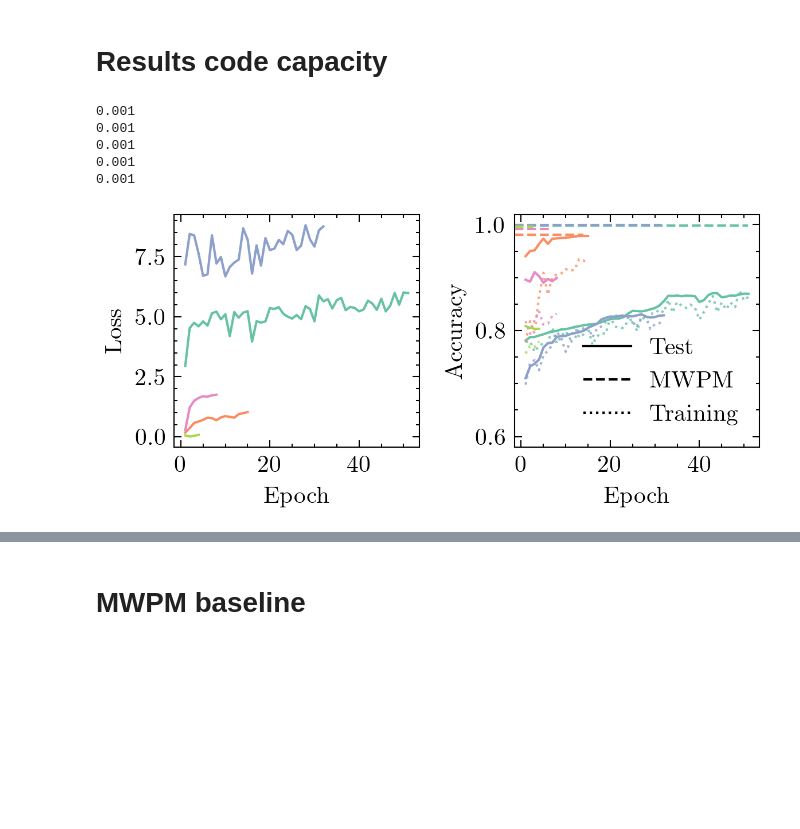
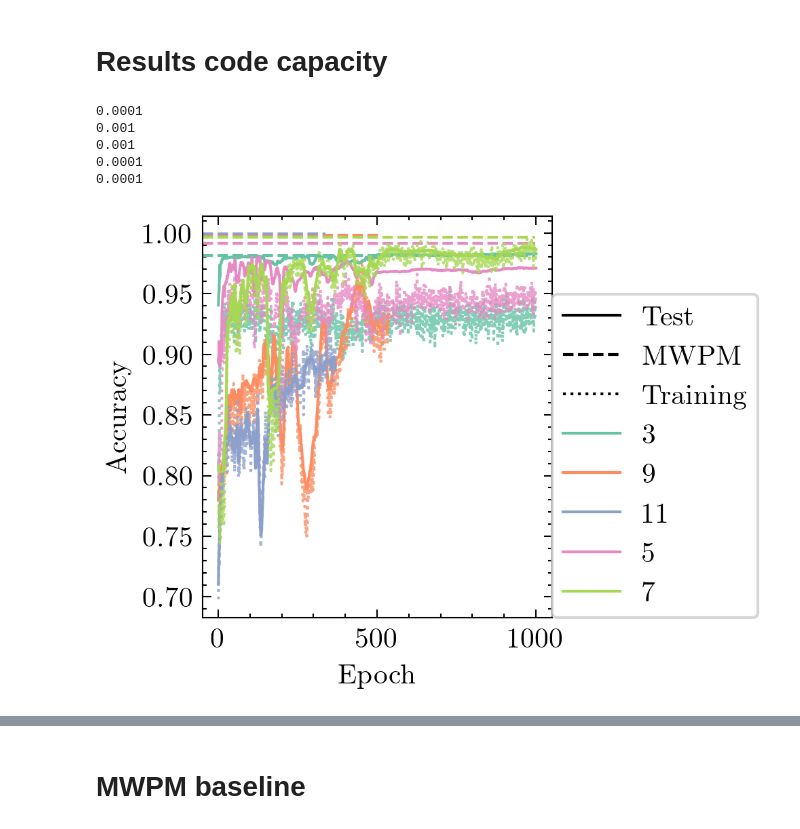
Before and after one commit to LangeMoritz/neural_matching, a Jupyter notebook: build_decoder.ipynb, the cells around one changed output, grey strips where cells are left out. Saved outputs shown, nothing was run; the diff lists cells and outputs as text; code cells hidden in the pictures; blank space fills up the shorter version.

```diff
--- a/build_decoder.ipynb
+++ b/build_decoder.ipynb
@@ -30,53 +30,48 @@ import re
 # Results code capacity
 # %%
 mwpm = np.genfromtxt('MWPM_2D_3_11.csv', delimiter=',')
-fig, ax = plt.subplots(1, 2, figsize = (4, 2))
+fig, ax = plt.subplots()
 parent = 'saved_models/gcn_4_64_64_mlp_129_256_64/'
 all_files = os.listdir(parent)
-ax[1].plot(6, 0.6, c = 'black', ls = 'solid', label = 'Test')
-ax[1].plot(6, 0.6, c = 'black', ls = 'dashed', label = 'MWPM')
-ax[1].plot(6, 0.6, c = 'black', ls = 'dotted', label = 'Training')
+ax.plot(6, 0.9, c = 'black', ls = 'solid', label = 'Test')
+ax.plot(6, 0.9, c = 'black', ls = 'dashed', label = 'MWPM')
+ax.plot(6, 0.9, c = 'black', ls = 'dotted', label = 'Training')
 
 # all_files = ['d_5_p_0p1_test']
 for i, file_name in enumerate(all_files):
 
     file_folder = parent + file_name
     # Use regex to extract the integer after 'd_'
     match = re.search(r'd_(\d+)_p', file_name)
     if match:
         d = int(match.group(1))  # Convert extracted string to integer
     # if d == 11:
     d_check = mwpm[:, 0] == d
     p_check = np.isclose(mwpm[0, :], 0.05)
     mwpm_acc = 1 - mwpm[d_check, p_check]
     model = torch.load(file_folder, map_location = torch.device('cpu'), weights_only=False)
     history = model['history']
     # Extract epochs and loss values
     epochs = [entry['epoch'] for entry in history]
-    loss = [entry['epoch_loss'] for entry in history]
+    # reward = [entry['epoch_reward'] for entry in history]
     train_acc = [entry['train_acc'] for entry in history]
     test_acc = [entry['test_acc'] for entry in history]
-    ax[0].plot(epochs, loss, label = f'd = {d}')
+    # ax[0].plot(epochs, reward, label = f'd = {d}')
     optimizer_state = model['optimizer_state_dict']
     for param_group in optimizer_state['param_groups']:
         print(param_group['lr'])
 
-    ax[1].plot(epochs, train_acc, ls = 'dotted', alpha = 0.8)
-    ax[1].plot(epochs, test_acc, c = plt.gca().lines[-1].get_color())
-    ax[1].axhline(mwpm_acc, 0, len(epochs) / ax[1].get_xlim()[1], c = plt.gca().lines[-1].get_color(), ls = 'dashed')
-    # print(d, len(epochs))
-# ax[0].legend(loc = (-1, 0))
-ax[0].set_xlabel('Epoch')
-ax[0].set_ylabel('Loss')
-
-ax[1].legend()
-ax[1].set_xlabel('Epoch')
-ax[1].set_ylabel('Accuracy')
+    ax.plot(epochs, train_acc, ls = 'dotted', alpha = 0.8)
+    ax.plot(epochs, test_acc, c = plt.gca().lines[-1].get_color(), label = f'{d}')
+    ax.axhline(mwpm_acc, 0, len(epochs) / ax.get_xlim()[1], c = plt.gca().lines[-1].get_color(), ls = 'dashed')
+ax.legend(frameon = True, loc = (1, 0))
+ax.set_xlabel('Epoch')
+ax.set_ylabel('Accuracy')
 plt.tight_layout()
 # %% [output]
+0.0001
 0.001
 0.001
-0.001
-0.001
-0.001
+0.0001
+0.0001
-[figure, old version]
+[figure, new version]
```
Also changed, not shown: parts of 17 cells of this notebook, 3 other files.
